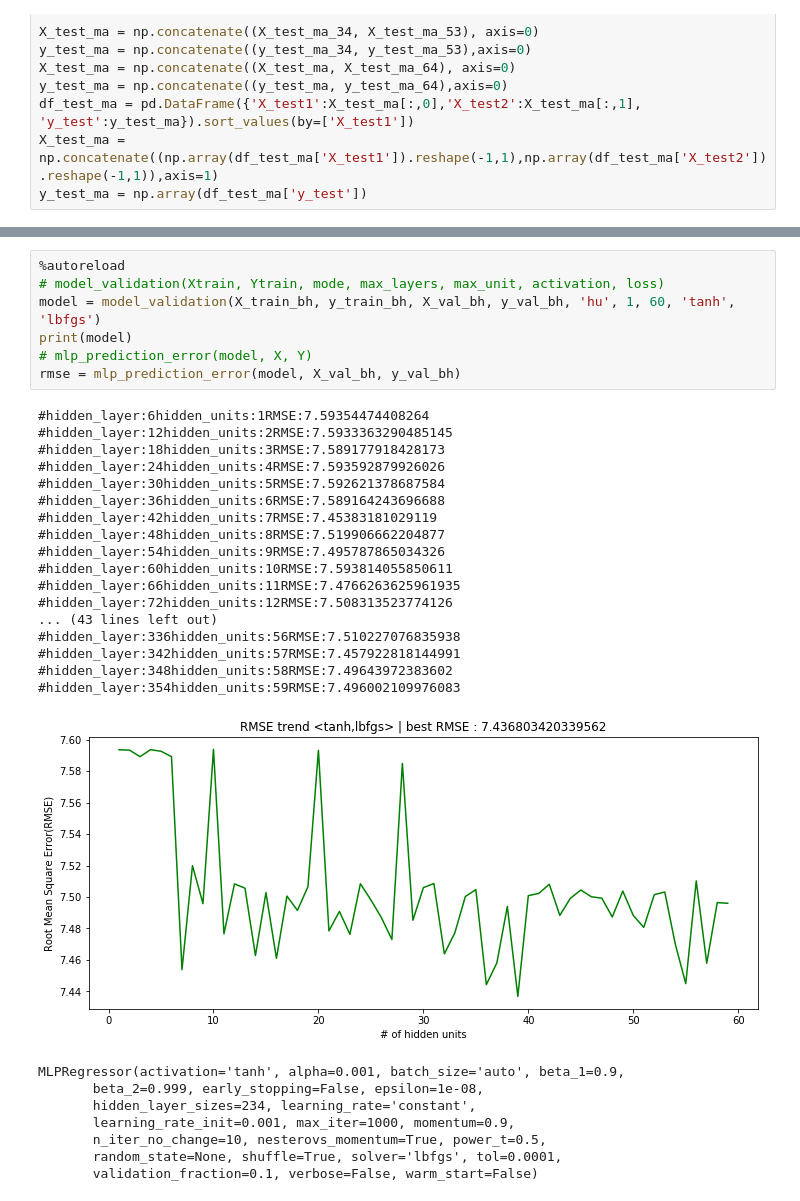
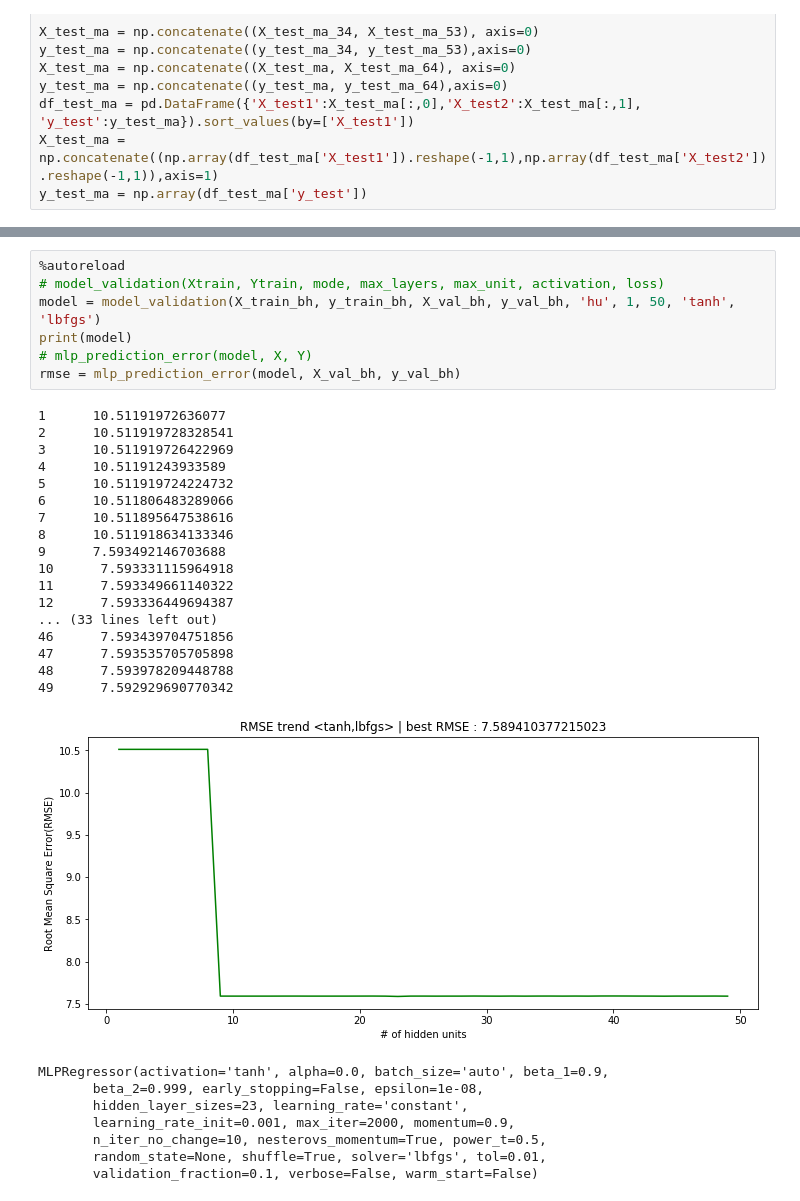
Before and after one commit to chanship72/pathloss, a Jupyter notebook: ann_regression_crossvalidation.ipynb, the cells around one changed output, grey strips where cells are left out. Drawn from its saved outputs; the diff is of its cells as text.

```diff
--- a/ann_regression_crossvalidation.ipynb
+++ b/ann_regression_crossvalidation.ipynb
@@ -209,35 +223,35 @@ MLPRegressor(activation='logistic', alpha=0.001, batch_size='auto',
 # %%
 %autoreload
 # model_validation(Xtrain, Ytrain, mode, max_layers, max_unit, activation, loss)
-model = model_validation(X_train_bh, y_train_bh, X_val_bh, y_val_bh, 'hu', 1, 60, 'tanh', 'lbfgs')
+model = model_validation(X_train_bh, y_train_bh, X_val_bh, y_val_bh, 'hu', 1, 50, 'tanh', 'lbfgs')
 print(model)
 # mlp_prediction_error(model, X, Y)
 rmse = mlp_prediction_error(model, X_val_bh, y_val_bh)
 # %% [output]
-#hidden_layer:6hidden_units:1RMSE:7.59354474408264
-#hidden_layer:12hidden_units:2RMSE:7.5933363290485145
-#hidden_layer:18hidden_units:3RMSE:7.589177918428173
-#hidden_layer:24hidden_units:4RMSE:7.593592879926026
-#hidden_layer:30hidden_units:5RMSE:7.592621378687584
-#hidden_layer:36hidden_units:6RMSE:7.589164243696688
-#hidden_layer:42hidden_units:7RMSE:7.45383181029119
-#hidden_layer:48hidden_units:8RMSE:7.519906662204877
-#hidden_layer:54hidden_units:9RMSE:7.495787865034326
-#hidden_layer:60hidden_units:10RMSE:7.593814055850611
-#hidden_layer:66hidden_units:11RMSE:7.4766263625961935
-#hidden_layer:72hidden_units:12RMSE:7.508313523774126
-... (43 lines left out)
-#hidden_layer:336hidden_units:56RMSE:7.510227076835938
-#hidden_layer:342hidden_units:57RMSE:7.457922818144991
-#hidden_layer:348hidden_units:58RMSE:7.49643972383602
-#hidden_layer:354hidden_units:59RMSE:7.496002109976083
+1      10.51191972636077
+2      10.511919728328541
+3      10.511919726422969
+4      10.51191243933589
+5      10.511919724224732
+6      10.511806483289066
+7      10.511895647538616
+8      10.511918634133346
+9      7.593492146703688
+10      7.593331115964918
+11      7.593349661140322
+12      7.593336449694387
+... (33 lines left out)
+46      7.593439704751856
+47      7.593535705705898
+48      7.593978209448788
+49      7.592929690770342
-[figure, old version]
+[figure, new version]
-MLPRegressor(activation='tanh', alpha=0.001, batch_size='auto', beta_1=0.9,
+MLPRegressor(activation='tanh', alpha=0.0, batch_size='auto', beta_1=0.9,
        beta_2=0.999, early_stopping=False, epsilon=1e-08,
-       hidden_layer_sizes=234, learning_rate='constant',
-       learning_rate_init=0.001, max_iter=1000, momentum=0.9,
+       hidden_layer_sizes=23, learning_rate='constant',
+       learning_rate_init=0.001, max_iter=2000, momentum=0.9,
        n_iter_no_change=10, nesterovs_momentum=True, power_t=0.5,
-       random_state=None, shuffle=True, solver='lbfgs', tol=0.0001,
+       random_state=None, shuffle=True, solver='lbfgs', tol=0.01,
        validation_fraction=0.1, verbose=False, warm_start=False)
 # %%
 %autoreload
```
Also changed, not shown: parts of 14 cells of this notebook, 4 other files.
